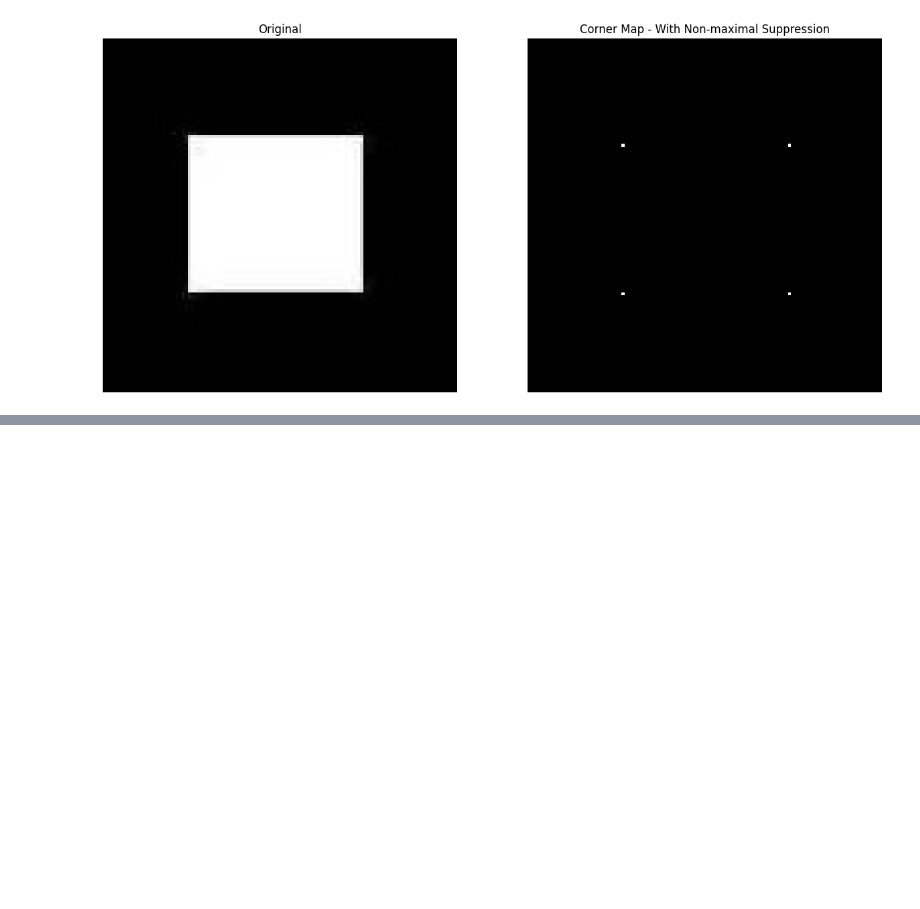
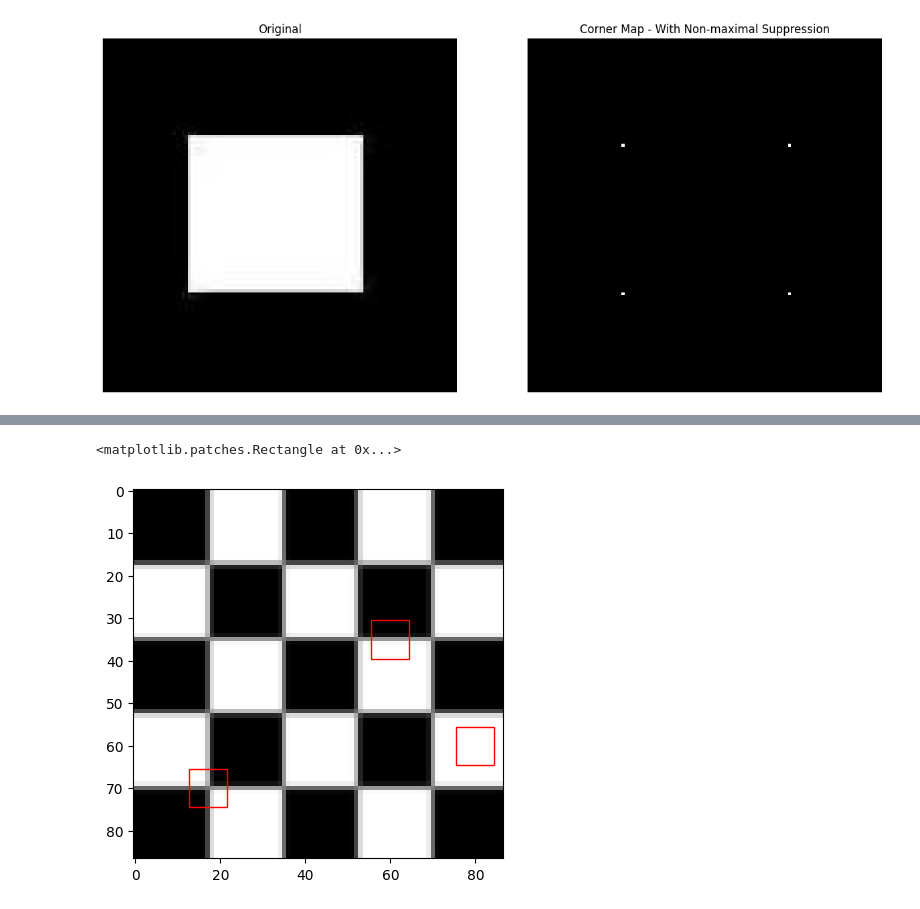
Before and after one commit to tsultan16/Computer_Vision, a Jupyter notebook: feature_detection/corner.ipynb, the cells around one changed output, grey strips where cells are left out. Saved outputs shown, nothing was run; the diff lists cells and outputs as text; code cells hidden in the pictures; blank space fills up the shorter version.

Commit message:
made several improvements to corner detector components

```diff
--- a/feature_detection/corner.ipynb
+++ b/feature_detection/corner.ipynb
@@ -326,0 +423,21 @@ plt.axis('off')
+# %%
+# corner detection window (uniform)
+w = np.ones(shape=(9,9)) / (9*9)
+
+# Create windows at the specified pixel coordinates
+x1, y1 = 17, 70
+square1 = patches.Rectangle((x1-w.shape[0]/2, y1-w.shape[1]/2), w.shape[0], w.shape[1], linewidth=1, edgecolor='r', facecolor='none')
+x2, y2 = 60, 35
+square2 = patches.Rectangle((x2-w.shape[0]/2, y2-w.shape[1]/2), w.shape[0], w.shape[1], linewidth=1, edgecolor='r', facecolor='none')
+x3, y3 = 80, 60
+square3 = patches.Rectangle((x3-w.shape[0]/2, y3-w.shape[1]/2), w.shape[0], w.shape[1], linewidth=1, edgecolor='r', facecolor='none')
+
+# show the image
+plt.imshow(img2, cmap='gray')
+# overlay a red square centered at (x,y)
+plt.gca().add_patch(square1)
+plt.gca().add_patch(square2)
+plt.gca().add_patch(square3)
+# %% [output]
+<matplotlib.patches.Rectangle at 0x...>
+[figure, added]
```
Also changed, not shown: parts of 21 cells of this notebook.
